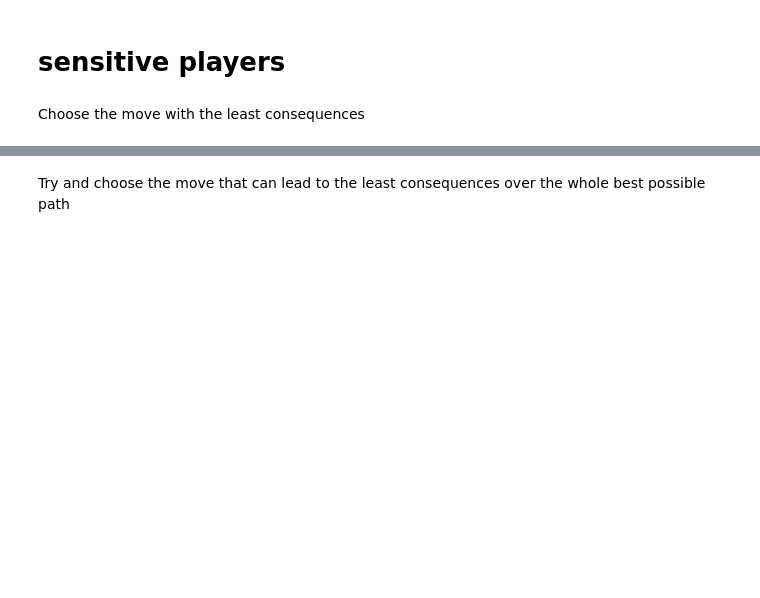
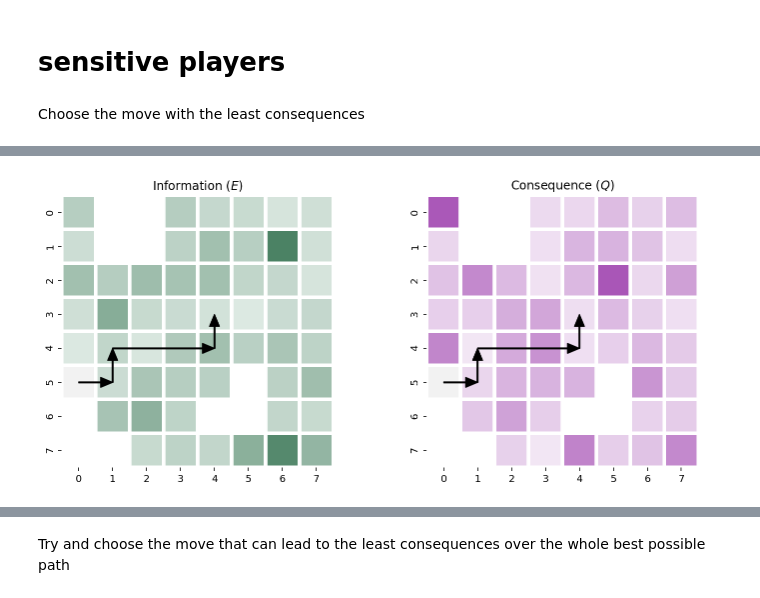
Before and after one commit to parenthetical-e/truthiness, a Jupyter notebook: player.ipynb, the cells around one changed output, grey strips where cells are left out. Saved outputs shown, nothing was run; the diff lists cells and outputs as text; code cells hidden in the pictures; blank space fills up the shorter version.

```diff
--- a/player.ipynb
+++ b/player.ipynb
@@ -240,17 +242,19 @@ class Curious:
 # %%
 # hide
 from truthiness.plot import plot_maze
+from truthiness.plot import plot_boards
 
 (
     moves,
     mazes,
     Es,
     Qs,
-) = run(8, Curious(), num_episodes=1, num_steps=4, seed=10)
+) = run(8, Curious(), env_name="PlainGame1", num_episodes=1, num_steps=4, seed=4)
 
 selected = extract_moves(0, moves)
+E = extract_board(0, Es)
+Q = extract_board(0, Qs)
 maze = extract_board(0, mazes)
-print(selected)
 
-plot_maze(maze, selected, plot=True, height=5, width=5)
+plot_boards(E, Q, moves=selected, plot=True, height=5, width=12, mask=maze)
 # %% [output]
@@ -301,0 +307,20 @@ run(8, Sensitive(), num_episodes=1)
+# %%
+# hide
+from truthiness.plot import plot_maze
+from truthiness.plot import plot_boards
+
+(
+    moves,
+    mazes,
+    Es,
+    Qs,
+) = run(8, Sensitive(), env_name="PlainGame1", num_episodes=1, num_steps=4, seed=4)
+
+selected = extract_moves(0, moves)
+E = extract_board(0, Es)
+Q = extract_board(0, Qs)
+maze = extract_board(0, mazes)
+
+plot_boards(E, Q, moves=selected, plot=True, height=5, width=12, mask=maze)
+# %% [output]
+[figure, added]
```
Also changed, not shown: parts of 17 cells of this notebook, 6 other files.
